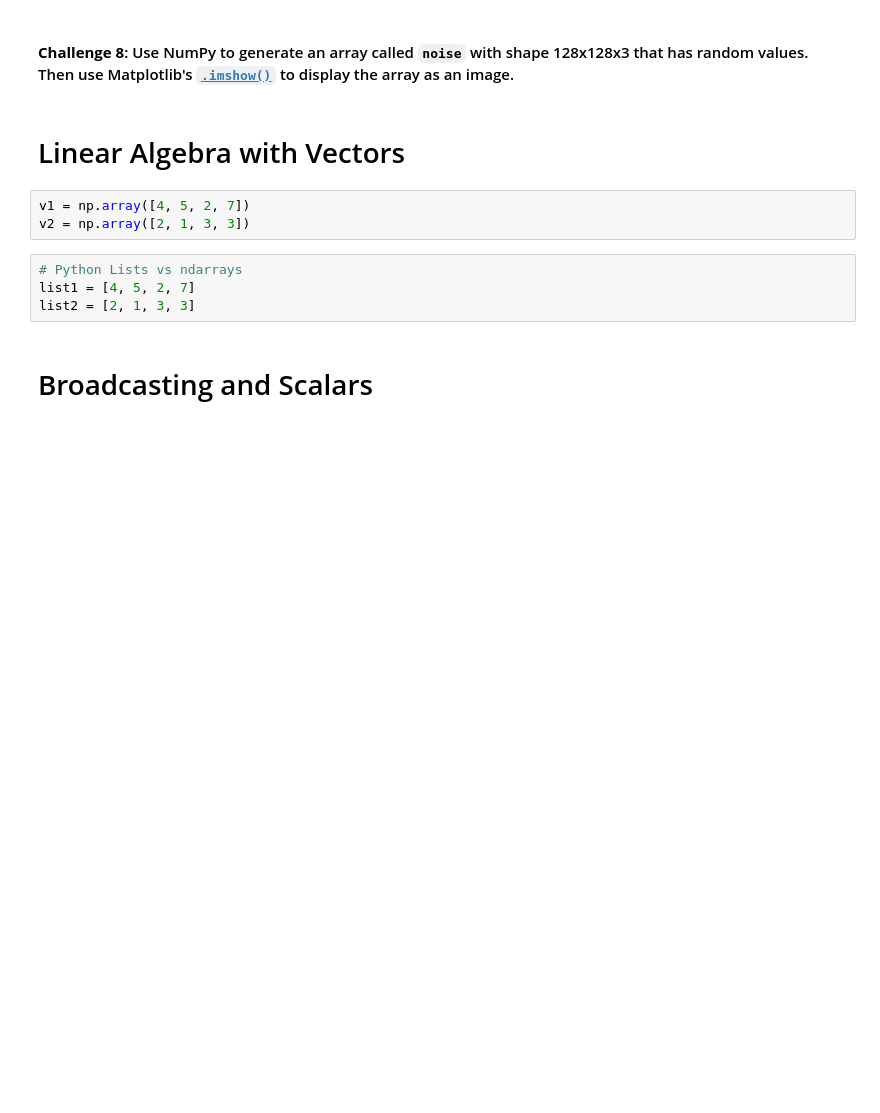
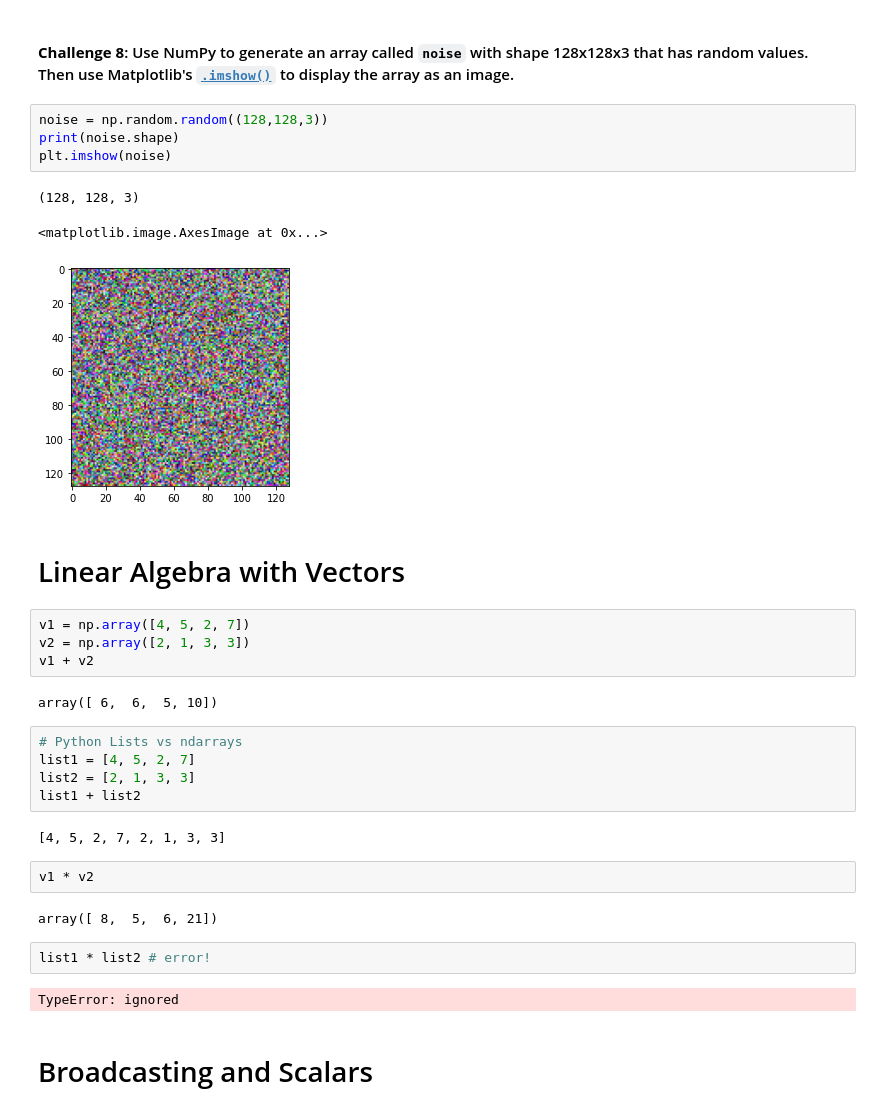
Before and after one commit to sojourn99/computation-with-numpy, a Jupyter notebook: Computation_with_NumPy_and_N_Dimensional_Arrays_(start).ipynb, the cells around one changed output. Cells and saved outputs as stored; diff of their text form; blank space fills up the shorter version.

```diff
--- a/Computation_with_NumPy_and_N_Dimensional_Arrays_(start).ipynb
+++ b/Computation_with_NumPy_and_N_Dimensional_Arrays_(start).ipynb
@@ -134,13 +198,35 @@ Hint: Use the [`.random()` function](https://numpy.org/doc/stable/reference/rand
 # %% [markdown]
 #### **Challenge 8**: Use NumPy to generate an array called `noise` with shape 128x128x3 that has random values. Then use Matplotlib's [`.imshow()`](https://matplotlib.org/3.1.1/api/_as_gen/matplotlib.pyplot.imshow.html) to display the array as an image.
+# %%
+noise = np.random.random((128,128,3))
+print(noise.shape)
+plt.imshow(noise)
+# %% [output]
+(128, 128, 3)
+<matplotlib.image.AxesImage at 0x...>
+[figure, added]
 # %% [markdown]
 # Linear Algebra with Vectors
 # %%
 v1 = np.array([4, 5, 2, 7])
 v2 = np.array([2, 1, 3, 3])
+v1 + v2
+# %% [output]
+array([ 6,  6,  5, 10])
 # %%
 # Python Lists vs ndarrays
 list1 = [4, 5, 2, 7]
 list2 = [2, 1, 3, 3]
+list1 + list2
+# %% [output]
+[4, 5, 2, 7, 2, 1, 3, 3]
+# %%
+v1 * v2
+# %% [output]
+array([ 8,  5,  6, 21])
+# %%
+list1 * list2 # error!
+# %% [output]
+TypeError: ignored
 # %% [markdown]
 # Broadcasting and Scalars
```
Also changed, not shown: parts of 10 cells of this notebook.
